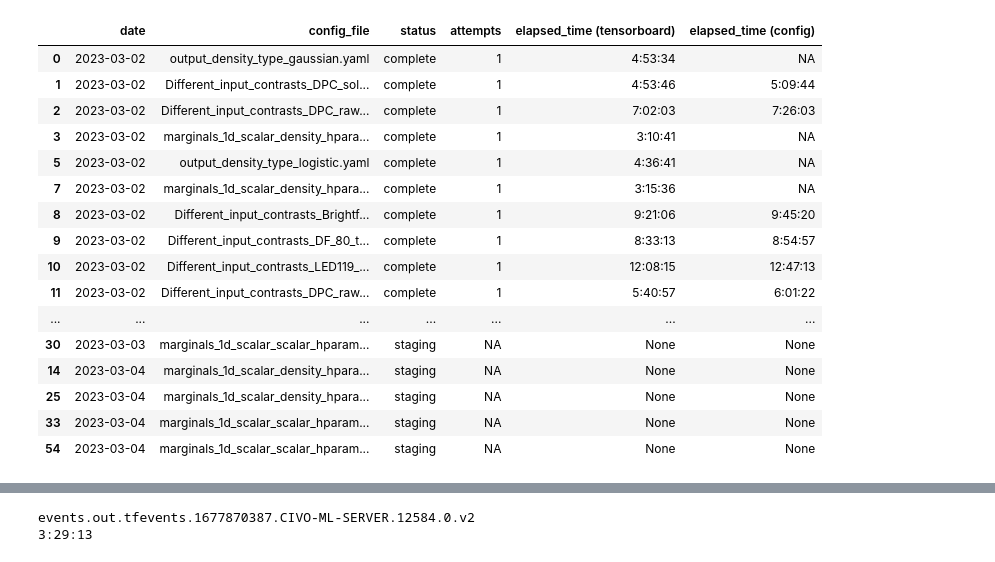
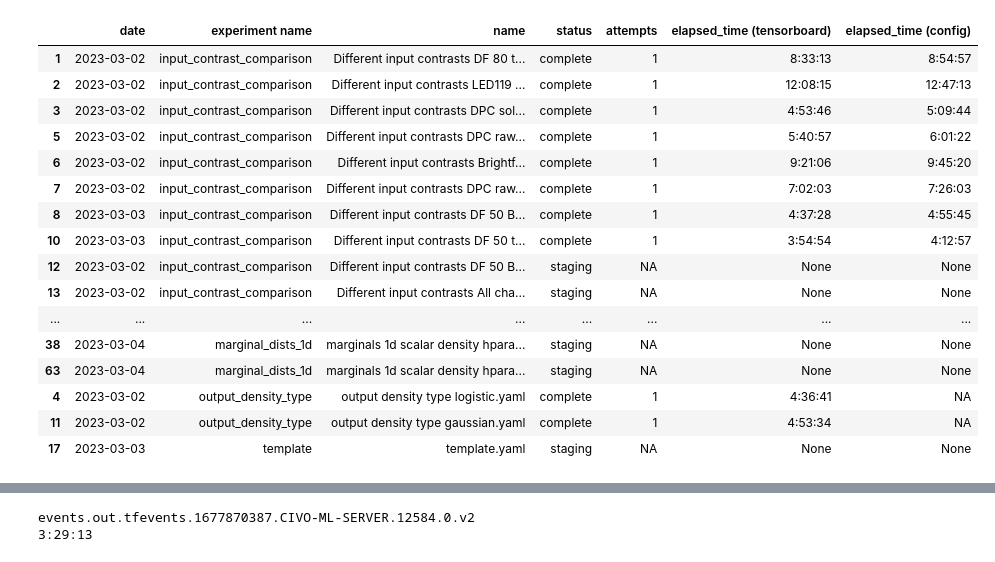
Before and after one commit to henrypinkard/cookie_monster, a Jupyter notebook: Frontend_cookie_monster.ipynb, the cells around one changed output, grey strips where cells are left out. Saved outputs shown, nothing was run; the diff lists cells and outputs as text; code cells hidden in the pictures.

```diff
--- a/Frontend_cookie_monster.ipynb
+++ b/Frontend_cookie_monster.ipynb
@@ -71,6 +71,8 @@ elapsed_times_tensorboard = []
 elapsed_times_config = []
 attempts = []
 
+experiment_names = []
+
 # hyperparameters
 all_marker_training = []
 arch = []
@@ -111,6 +113,7 @@ for config_file, status in zip(config_files, statuses):
     elapsed_times_config.append(None if 'training' not in config else config['training']['elapsed'])
 
 
+    experiment_names.append(config['experiment_group_name'])
     # hyperparameters
     all_marker_training.append(config['hyperparameters']['all_marker_training'])
     arch.append(config['hyperparameters']['arch'])
@@ -133,10 +136,11 @@ for config_file, status in zip(config_files, statuses):
     config_paths.append(STATUS_DIR.replace(os.path.expanduser('~'), '') + status + '/' + config_file)
 
 
+
 d = {
     "date": dates,
-    # "name": [cf.replace('_', " ") for cf in config_files],
-    "config_file": config_files,
+    "experiment name": experiment_names,
+    "name": [cf.replace('_', " ") for cf in config_files],
 
     # "all_marker_training": all_marker_training,
     # "arch": arch,
@@ -161,51 +165,51 @@ df = pd.DataFrame(data=d)
 pd.options.display.min_rows = 100
 
 
 
 df['status'] = pd.Categorical(df['status'], ["complete", "training", "pending", "staging", "abandoned"])
 df['date'] = pd.to_datetime(df['date'])
 # dont show time, only show the date
 df['date'] = df['date'].dt.date
-df = df.sort_values(by=['status', 'date'])
+df = df.sort_values(by=['experiment name', 'status', 'date'])
 
 def stylize(x):
     if x == 'complete':
         return 'color: green'
     elif x == 'training':
         return 'color: orange'
     elif x == 'pending':
         return 'color: blue'
     elif x == 'staging':
         return 'color: lightblue'
     elif x == 'abandoned':
         return 'color: gray'
     elif x == 'NA':
         return 'color: gray'
     return None
 
 
 df = df.style.applymap(stylize)
 
 
 display(df)
 # %% [output]
-|  | date | config_file | status | attempts | elapsed_time (tensorboard) | elapsed_time (config) |
-| 0 | 2023-03-02 | output_density_type_gaussian.yaml | complete | 1 | 4:53:34 | NA |
-| 1 | 2023-03-02 | Different_input_contrasts_DPC_sol... | complete | 1 | 4:53:46 | 5:09:44 |
-| 2 | 2023-03-02 | Different_input_contrasts_DPC_raw... | complete | 1 | 7:02:03 | 7:26:03 |
-| 3 | 2023-03-02 | marginals_1d_scalar_density_hpara... | complete | 1 | 3:10:41 | NA |
-| 5 | 2023-03-02 | output_density_type_logistic.yaml | complete | 1 | 4:36:41 | NA |
-| 7 | 2023-03-02 | marginals_1d_scalar_density_hpara... | complete | 1 | 3:15:36 | NA |
-| 8 | 2023-03-02 | Different_input_contrasts_Brightf... | complete | 1 | 9:21:06 | 9:45:20 |
-| 9 | 2023-03-02 | Different_input_contrasts_DF_80_t... | complete | 1 | 8:33:13 | 8:54:57 |
-| 10 | 2023-03-02 | Different_input_contrasts_LED119_... | complete | 1 | 12:08:15 | 12:47:13 |
-| 11 | 2023-03-02 | Different_input_contrasts_DPC_raw... | complete | 1 | 5:40:57 | 6:01:22 |
-| ... | ... | ... | ... | ... | ... | ... |
-| 30 | 2023-03-03 | marginals_1d_scalar_scalar_hparam... | staging | NA | None | None |
-| 14 | 2023-03-04 | marginals_1d_scalar_density_hpara... | staging | NA | None | None |
-| 25 | 2023-03-04 | marginals_1d_scalar_density_hpara... | staging | NA | None | None |
-| 33 | 2023-03-04 | marginals_1d_scalar_scalar_hparam... | staging | NA | None | None |
-| 54 | 2023-03-04 | marginals_1d_scalar_scalar_hparam... | staging | NA | None | None |
+|  | date | experiment name | name | status | attempts | elapsed_time (tensorboard) | elapsed_time (config) |
+| 1 | 2023-03-02 | input_contrast_comparison | Different input contrasts DF 80 t... | complete | 1 | 8:33:13 | 8:54:57 |
+| 2 | 2023-03-02 | input_contrast_comparison | Different input contrasts LED119 ... | complete | 1 | 12:08:15 | 12:47:13 |
+| 3 | 2023-03-02 | input_contrast_comparison | Different input contrasts DPC sol... | complete | 1 | 4:53:46 | 5:09:44 |
+| 5 | 2023-03-02 | input_contrast_comparison | Different input contrasts DPC raw... | complete | 1 | 5:40:57 | 6:01:22 |
+| 6 | 2023-03-02 | input_contrast_comparison | Different input contrasts Brightf... | complete | 1 | 9:21:06 | 9:45:20 |
+| 7 | 2023-03-02 | input_contrast_comparison | Different input contrasts DPC raw... | complete | 1 | 7:02:03 | 7:26:03 |
+| 8 | 2023-03-03 | input_contrast_comparison | Different input contrasts DF 50 B... | complete | 1 | 4:37:28 | 4:55:45 |
+| 10 | 2023-03-03 | input_contrast_comparison | Different input contrasts DF 50 t... | complete | 1 | 3:54:54 | 4:12:57 |
+| 12 | 2023-03-02 | input_contrast_comparison | Different input contrasts DF 50 B... | staging | NA | None | None |
+| 13 | 2023-03-02 | input_contrast_comparison | Different input contrasts All cha... | staging | NA | None | None |
+| ... | ... | ... | ... | ... | ... | ... | ... |
+| 38 | 2023-03-04 | marginal_dists_1d | marginals 1d scalar density hpara... | staging | NA | None | None |
+| 63 | 2023-03-04 | marginal_dists_1d | marginals 1d scalar density hpara... | staging | NA | None | None |
+| 4 | 2023-03-02 | output_density_type | output density type logistic.yaml | complete | 1 | 4:36:41 | NA |
+| 11 | 2023-03-02 | output_density_type | output density type gaussian.yaml | complete | 1 | 4:53:34 | NA |
+| 17 | 2023-03-03 | template | template.yaml | staging | NA | None | None |
 # %%
 import tensorflow as tf
 
```
